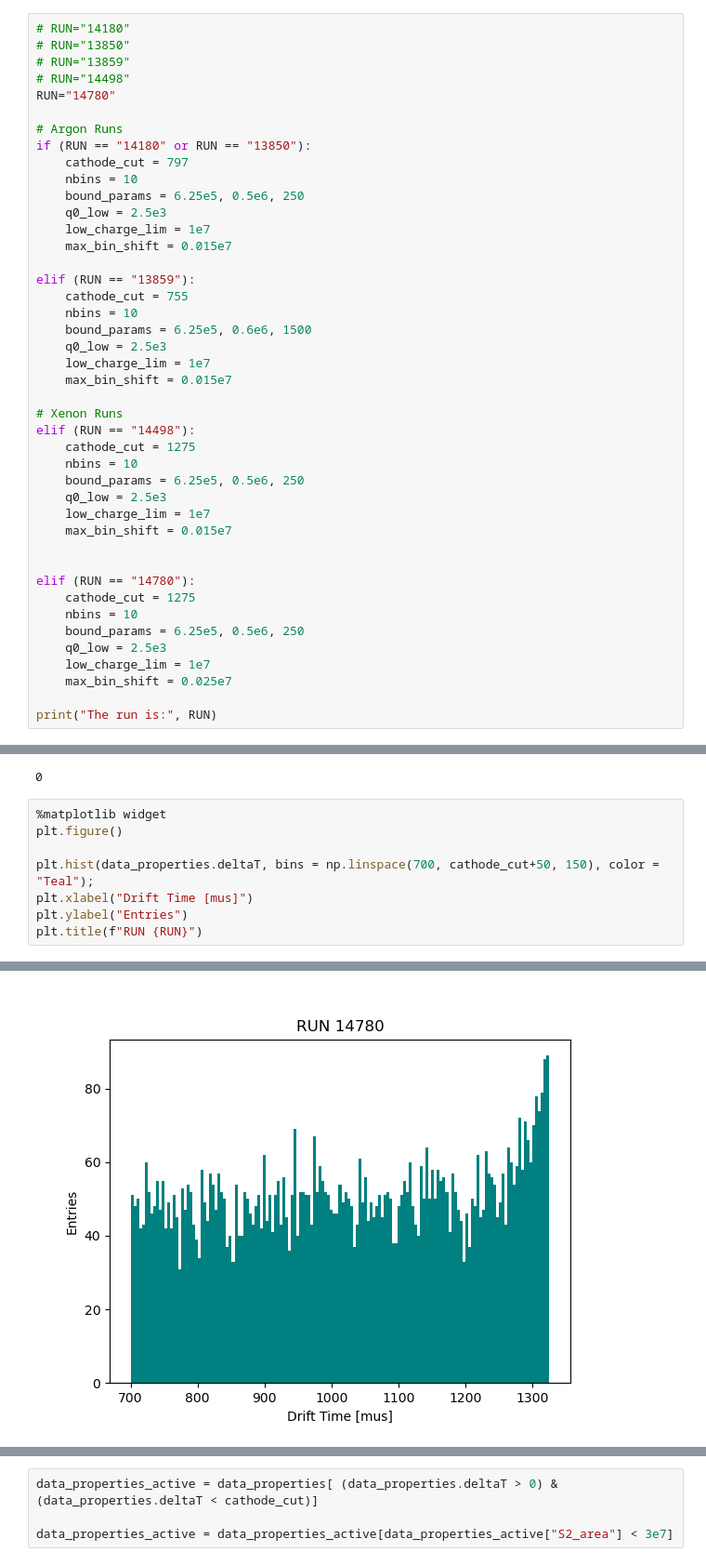
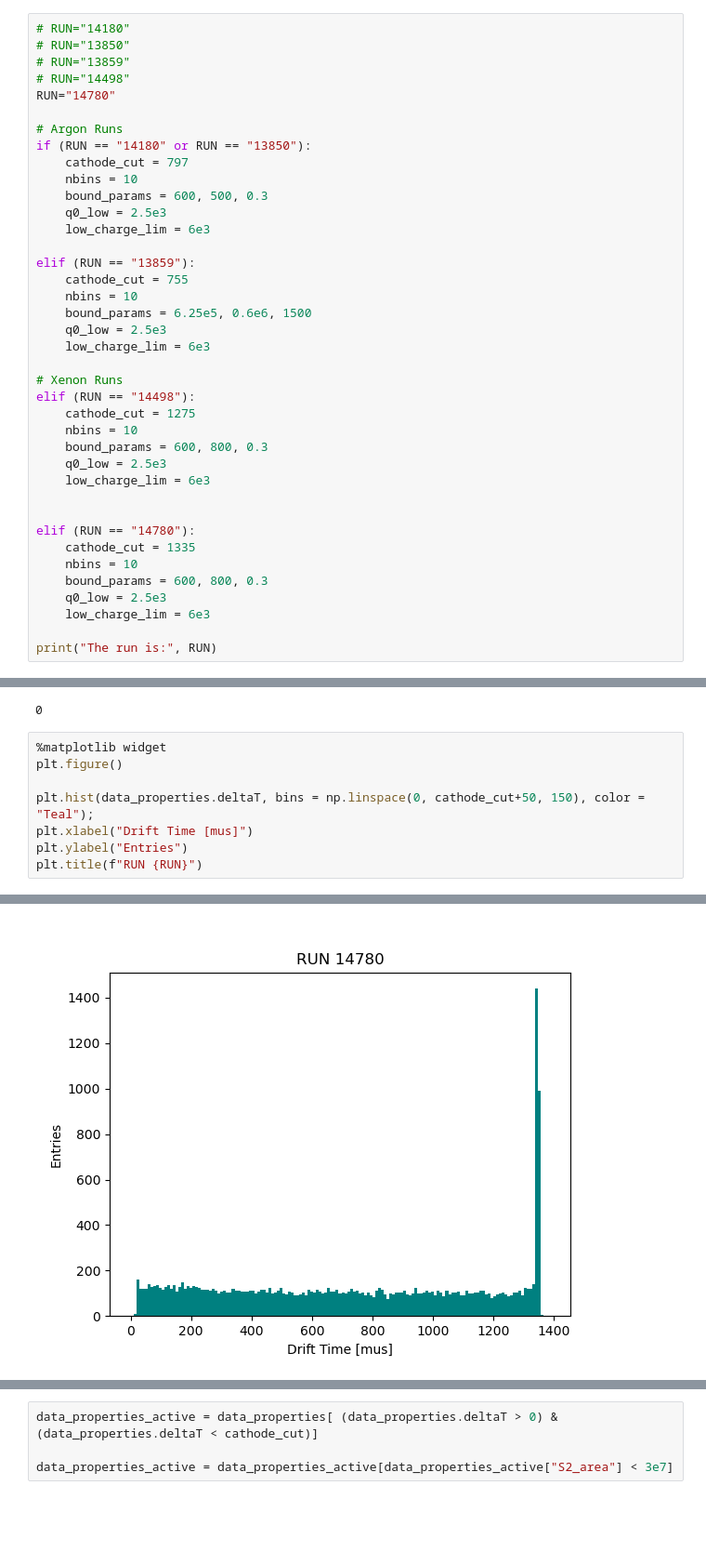
Before and after one commit to kvjmistry/DoubleBeta, a Jupyter notebook: Alphas/notebooks/MakeCalibrationMap.ipynb, the cells around one changed output, grey strips where cells are left out. Shown at 93% size. Cells and saved outputs as stored; diff of their text form; blank space fills up the shorter version.

```diff
--- a/Alphas/notebooks/MakeCalibrationMap.ipynb
+++ b/Alphas/notebooks/MakeCalibrationMap.ipynb
@@ -23,36 +20,32 @@ RUN="14780"
 if (RUN == "14180" or RUN == "13850"):
     cathode_cut = 797
     nbins = 10
-    bound_params = 6.25e5, 0.5e6, 250
+    bound_params = 600, 500, 0.3
     q0_low = 2.5e3
-    low_charge_lim = 1e7
-    max_bin_shift = 0.015e7
+    low_charge_lim = 6e3
 
 elif (RUN == "13859"):
     cathode_cut = 755
     nbins = 10
     bound_params = 6.25e5, 0.6e6, 1500
     q0_low = 2.5e3
-    low_charge_lim = 1e7
-    max_bin_shift = 0.015e7
+    low_charge_lim = 6e3
 
 # Xenon Runs
 elif (RUN == "14498"):
     cathode_cut = 1275
     nbins = 10
-    bound_params = 6.25e5, 0.5e6, 250
+    bound_params = 600, 800, 0.3
     q0_low = 2.5e3
-    low_charge_lim = 1e7
-    max_bin_shift = 0.015e7
+    low_charge_lim = 6e3
 
 
 elif (RUN == "14780"):
-    cathode_cut = 1275
+    cathode_cut = 1335
     nbins = 10
-    bound_params = 6.25e5, 0.5e6, 250
+    bound_params = 600, 800, 0.3
     q0_low = 2.5e3
-    low_charge_lim = 1e7
-    max_bin_shift = 0.025e7
+    low_charge_lim = 6e3
 
 print("The run is:", RUN)
 # %% [output]
@@ -173,14 +167,14 @@ tc=25e-3
 # %%
 %matplotlib widget
 plt.figure()
 
-plt.hist(data_properties.deltaT, bins = np.linspace(700, cathode_cut+50, 150), color = "Teal");
+plt.hist(data_properties.deltaT, bins = np.linspace(0, cathode_cut+50, 150), color = "Teal");
 plt.xlabel("Drift Time [mus]")
 plt.ylabel("Entries")
 plt.title(f"RUN {RUN}")
 # %% [output]
 Text(0.5, 1.0, 'RUN 14780')
-[figure, old version]
+[figure, new version]
 # %%
 %matplotlib widget
 fig, ax = plt.subplots()
```
Also changed, not shown: parts of 16 cells of this notebook, 2 other files.
